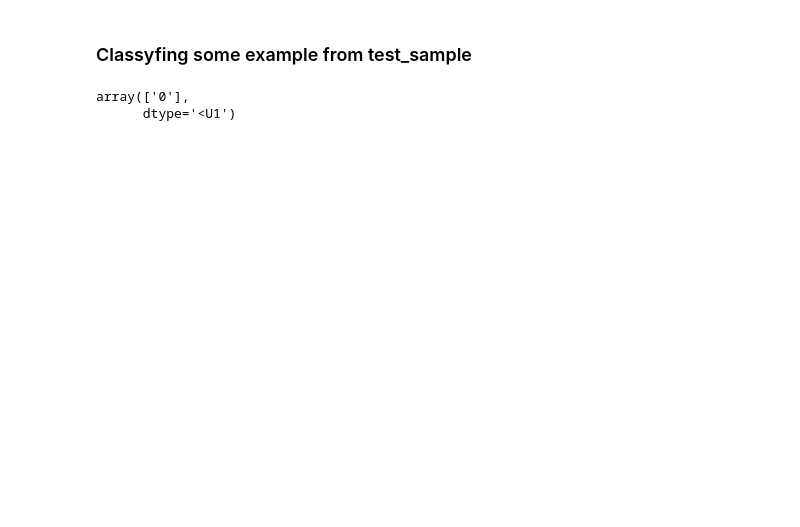
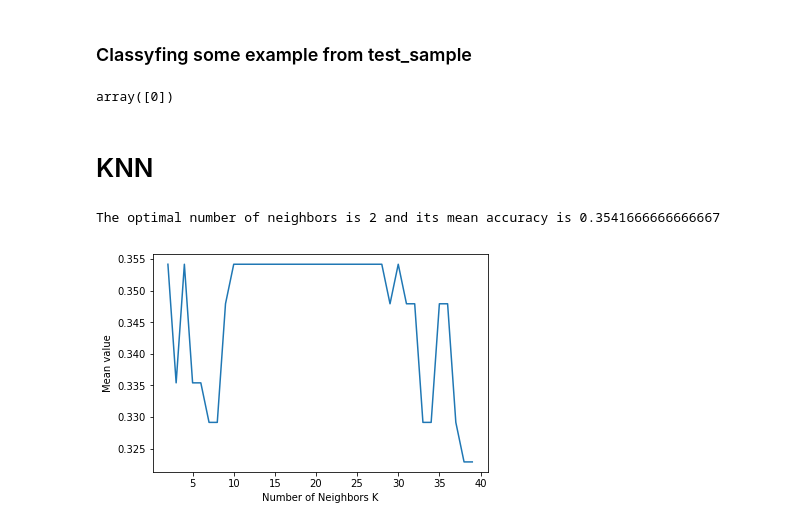
Before and after one commit to alcaster/Image-Processing-leaves-car_plates, a Jupyter notebook: source/Leaves.ipynb, the cells around one changed output. Drawn from its saved outputs; the diff is of its cells as text; code cells hidden in the pictures; blank space fills up the shorter version.

```diff
--- a/source/Leaves.ipynb
+++ b/source/Leaves.ipynb
@@ -37,7 +66,29 @@ show_img(edges)
+# %%
+# Tesing skeletonization
+def skele(img):
+    skel = np.zeros(img.shape,np.uint8)
+    size = np.size(img)
+    ret,img = cv2.threshold(img,127,255,0)
+    element = cv2.getStructuringElement(cv2.MORPH_CROSS,(3,3))
+    done = False
+
+    while( not done):
+        eroded = cv2.erode(img,element)
+        temp = cv2.dilate(eroded,element)
+        temp = cv2.subtract(img,temp)
+        skel = cv2.bitwise_or(skel,temp)
+        img = eroded.copy()
+
+        zeros = size - cv2.countNonZero(img)
+        if zeros==size:
+            done = True
+    return skel
+a = skele(edges)
+show_img(a)
 # %% [markdown]
 # Applying whole process
 # %%
-h, w = 300, 300
+h, w = 50, 50
 # %%
 def preprocess(path: Path) -> np.array:
     """
@@ -85,7 +140,30 @@ print(scores)
 # %% [markdown]
 ### Classyfing some example from test_sample
 # %%
-classifier.predict([preprocess(example_leaf_dir)])
+clf.predict(preprocess(example_leaf_dir).reshape(-1, w*h))
 # %% [output]
-array(['0'],
-      dtype='<U1')
+array([0])
+# %% [markdown]
+# KNN
+# %%
+max_neighbours = 40
+neighbors = range(2, max_neighbours)
+cv_scores = []
+cv_scores2 = {}
+# %%
+for k in neighbors:
+    knn = KNeighborsClassifier(n_neighbors=k)
+    scores = cross_val_score(knn, X_train, y_train, cv=10, scoring='accuracy')
+    cv_scores2[k] = scores.mean()
+    cv_scores.append(scores.mean())
+# %%
+max_entry = max(cv_scores2.items(), key=operator.itemgetter(1))
+print(f"The optimal number of neighbors is {max_entry[0]} and its mean accuracy is {max_entry[1]} ")
+
+plt.plot(list(neighbors), list(cv_scores2.values()))
+plt.xlabel('Number of Neighbors K')
+plt.ylabel('Mean value')
+plt.show()
+# %% [output]
+The optimal number of neighbors is 2 and its mean accuracy is 0.3541666666666667
+[figure, added]
```
Also changed, not shown: parts of 12 cells of this notebook, 1 other file.
